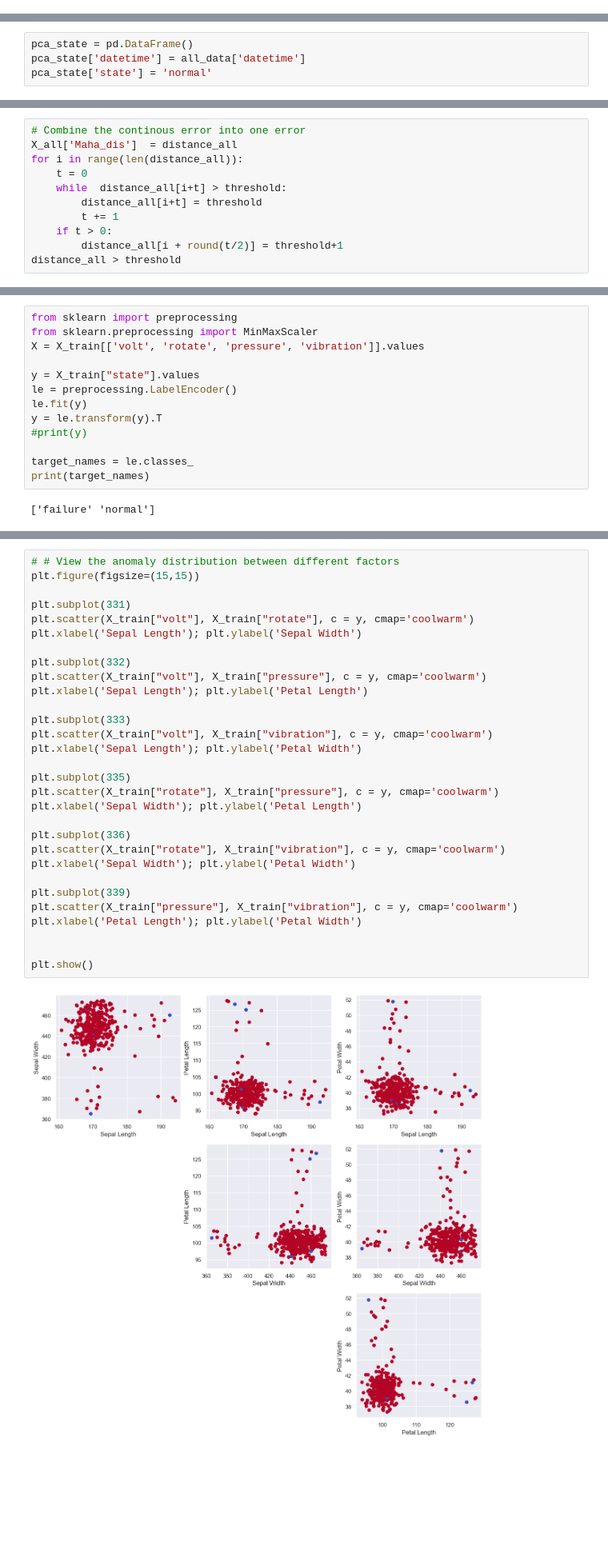
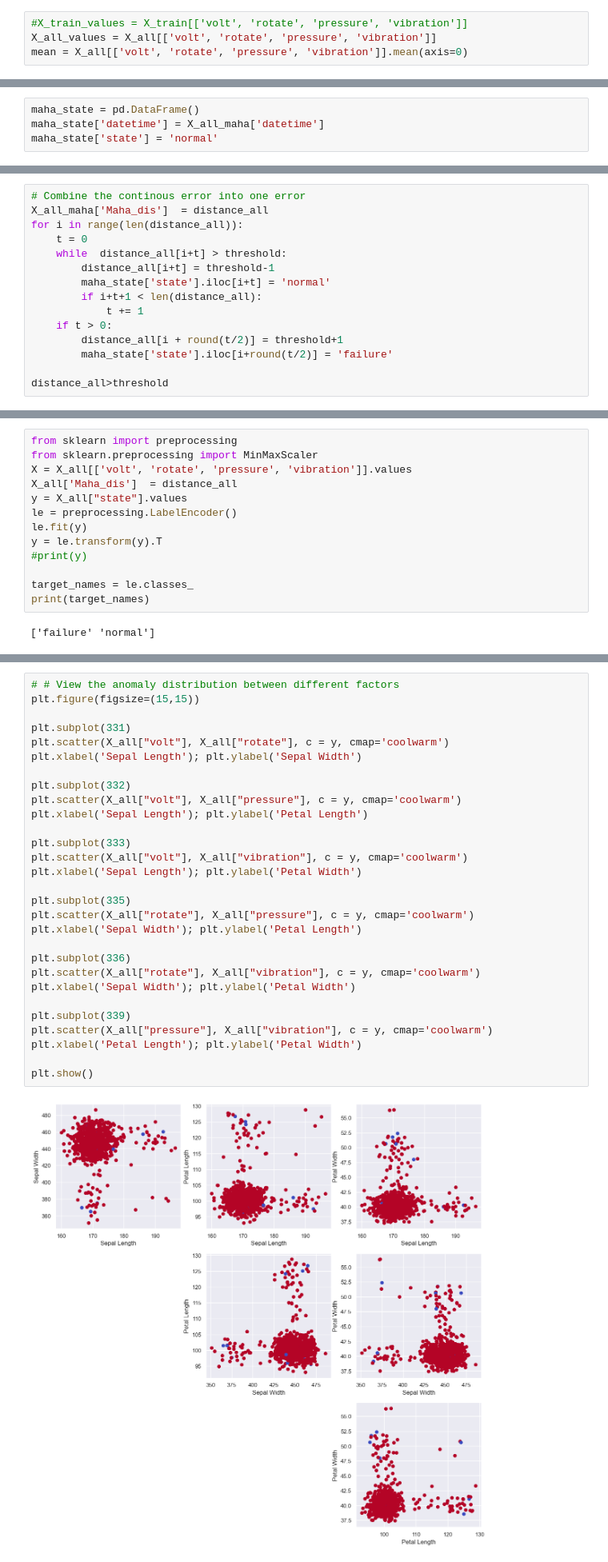
Before and after one commit to VGuoGavin/Anomaly_Detect-Forecast, a Jupyter notebook: CEG503.ipynb, the cells around one changed output, grey strips where cells are left out. Shown at 80% size. Saved outputs shown, nothing was run; the diff lists cells and outputs as text; blank space fills up the shorter version.

```diff
--- a/CEG503.ipynb
+++ b/CEG503.ipynb
@@ -357,5 +383,9 @@ def MD_threshold(dist, extreme=False, verbose=False):
     k = 3. if extreme else 2.
     threshold = np.mean(dist) * k
     return threshold
+# %%
+#X_train_values = X_train[['volt', 'rotate', 'pressure', 'vibration']]
+X_all_values = X_all[['volt', 'rotate', 'pressure', 'vibration']]
+mean = X_all[['volt', 'rotate', 'pressure', 'vibration']].mean(axis=0)
 # %%
 # Based on training data get threshold
@@ -411,4 +426,4 @@ all_data
 # %%
-pca_state = pd.DataFrame()
-pca_state['datetime'] = all_data['datetime']
-pca_state['state'] = 'normal'
+maha_state = pd.DataFrame()
+maha_state['datetime'] = X_all_maha['datetime']
+maha_state['state'] = 'normal'
@@ -451,12 +432,16 @@ array([False, False, False, False, False, False, False, False, False,
 # %%
 # Combine the continous error into one error
-X_all['Maha_dis']  = distance_all
+X_all_maha['Maha_dis']  = distance_all
 for i in range(len(distance_all)):
     t = 0
     while  distance_all[i+t] > threshold:
-        distance_all[i+t] = threshold
-        t += 1
+        distance_all[i+t] = threshold-1
+        maha_state['state'].iloc[i+t] = 'normal'
+        if i+t+1 < len(distance_all):
+            t += 1
     if t > 0:
         distance_all[i + round(t/2)] = threshold+1
-distance_all > threshold
+        maha_state['state'].iloc[i+round(t/2)] = 'failure'
+
+distance_all>threshold
 # %% [output]
@@ -561,9 +541,9 @@ X_train
 # %%
 from sklearn import preprocessing
 from sklearn.preprocessing import MinMaxScaler
-X = X_train[['volt', 'rotate', 'pressure', 'vibration']].values
-
-y = X_train["state"].values
+X = X_all[['volt', 'rotate', 'pressure', 'vibration']].values
+X_all['Maha_dis']  = distance_all
+y = X_all["state"].values
 le = preprocessing.LabelEncoder()
 le.fit(y)
 y = le.transform(y).T
@@ -580,32 +556,31 @@ y.shape
 # %%
 # # View the anomaly distribution between different factors
 plt.figure(figsize=(15,15))
 
 plt.subplot(331)
-plt.scatter(X_train["volt"], X_train["rotate"], c = y, cmap='coolwarm')
+plt.scatter(X_all["volt"], X_all["rotate"], c = y, cmap='coolwarm')
 plt.xlabel('Sepal Length'); plt.ylabel('Sepal Width')
 
 plt.subplot(332)
-plt.scatter(X_train["volt"], X_train["pressure"], c = y, cmap='coolwarm')
+plt.scatter(X_all["volt"], X_all["pressure"], c = y, cmap='coolwarm')
 plt.xlabel('Sepal Length'); plt.ylabel('Petal Length')
 
 plt.subplot(333)
-plt.scatter(X_train["volt"], X_train["vibration"], c = y, cmap='coolwarm')
+plt.scatter(X_all["volt"], X_all["vibration"], c = y, cmap='coolwarm')
 plt.xlabel('Sepal Length'); plt.ylabel('Petal Width')
 
 plt.subplot(335)
-plt.scatter(X_train["rotate"], X_train["pressure"], c = y, cmap='coolwarm')
+plt.scatter(X_all["rotate"], X_all["pressure"], c = y, cmap='coolwarm')
 plt.xlabel('Sepal Width'); plt.ylabel('Petal Length')
 
 plt.subplot(336)
-plt.scatter(X_train["rotate"], X_train["vibration"], c = y, cmap='coolwarm')
+plt.scatter(X_all["rotate"], X_all["vibration"], c = y, cmap='coolwarm')
 plt.xlabel('Sepal Width'); plt.ylabel('Petal Width')
 
 plt.subplot(339)
-plt.scatter(X_train["pressure"], X_train["vibration"], c = y, cmap='coolwarm')
+plt.scatter(X_all["pressure"], X_all["vibration"], c = y, cmap='coolwarm')
 plt.xlabel('Petal Length'); plt.ylabel('Petal Width')
 
-
 plt.show()
 # %% [output]
-[figure, old version]
+[figure, new version]
```
Also changed, not shown: parts of 52 cells of this notebook, 9 other files.
